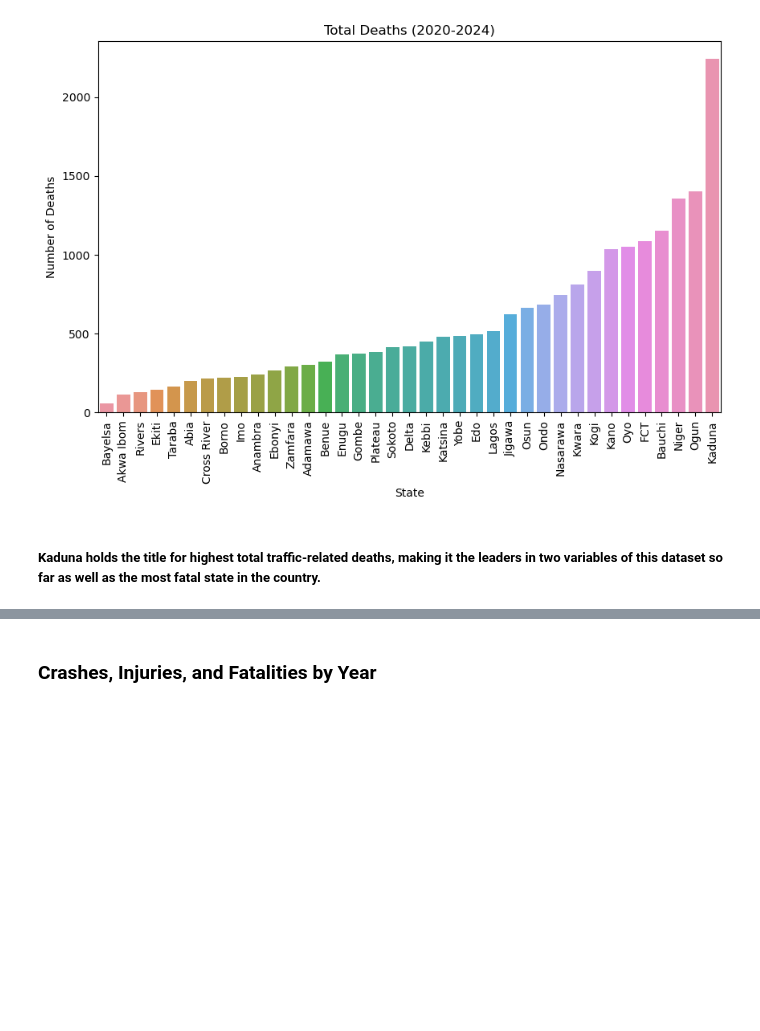
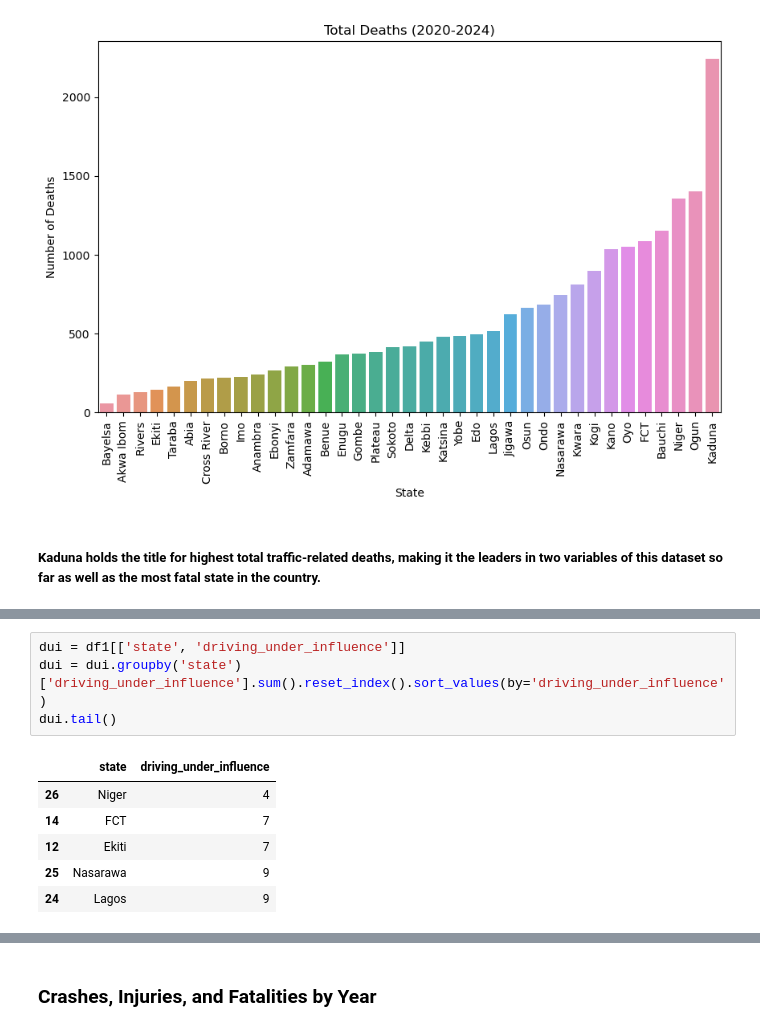
Before and after one commit to labibalam564/Python-Projects, a Jupyter notebook: Traffic-Accidents/Traffic Accident Analysis.ipynb, the cells around one changed output, grey strips where cells are left out. Cells and saved outputs as stored; diff of their text form; blank space fills up the shorter version.

```diff
--- a/Traffic-Accidents/Traffic Accident Analysis.ipynb
+++ b/Traffic-Accidents/Traffic Accident Analysis.ipynb
@@ -166,0 +178,11 @@ plt.show()
+# %%
+dui = df1[['state', 'driving_under_influence']]
+dui = dui.groupby('state')['driving_under_influence'].sum().reset_index().sort_values(by='driving_under_influence')
+dui.tail()
+# %% [output]
+|  | state | driving_under_influence |
+| 26 | Niger | 4 |
+| 14 | FCT | 7 |
+| 12 | Ekiti | 7 |
+| 25 | Nasarawa | 9 |
+| 24 | Lagos | 9 |
```
Also changed, not shown: parts of 12 cells of this notebook.
